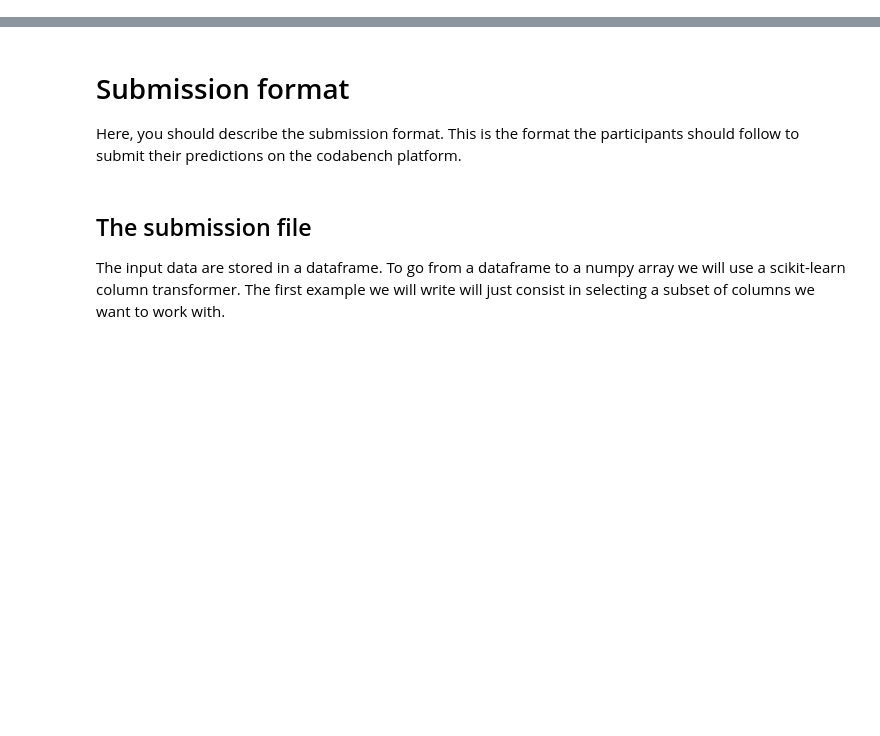
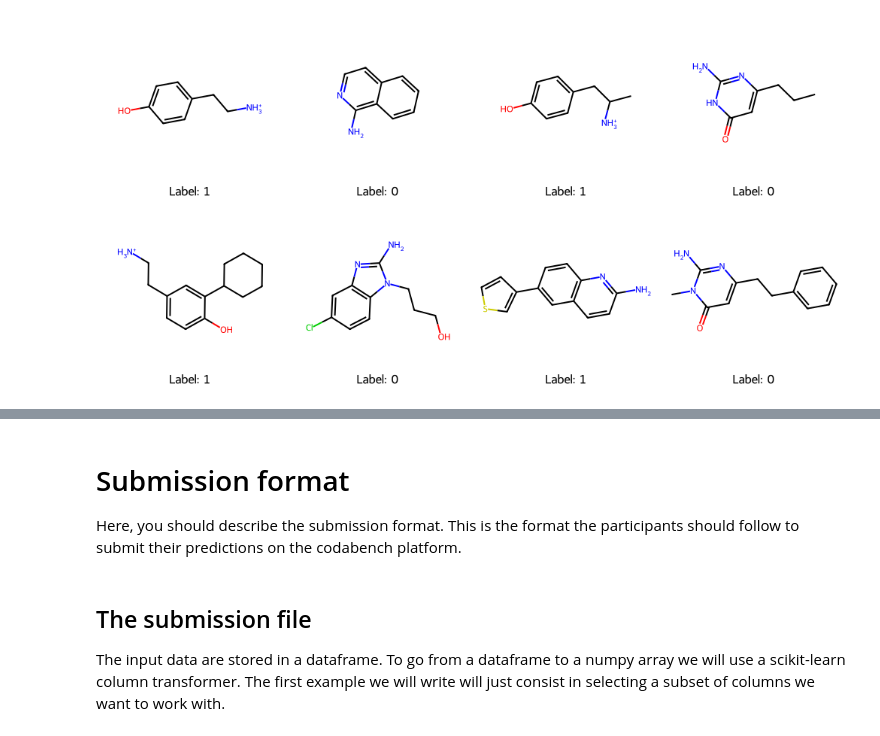
Before and after one commit to x-datascience-datacamp/template_codabench, a Jupyter notebook: template_starting_kit.ipynb, the cells around one changed output, grey strips where cells are left out. Saved outputs shown, nothing was run; the diff lists cells and outputs as text; code cells hidden in the pictures; blank space fills up the shorter version.

```diff
--- a/template_starting_kit.ipynb
+++ b/template_starting_kit.ipynb
@@ -41,0 +75,9 @@ A particularly important point in a challenge is to describe how it is evaluated
+# %%
+mols = [Chem.MolFromSmiles(smiles) for smiles in X.head(8)]
+labels = [f"Label: {l}" for l in y.head(8).values]
+
+# Plot them in a grid
+img = Draw.MolsToGridImage(mols, molsPerRow=4, subImgSize=(250, 250), legends=labels)
+img
+# %% [output]
+[figure, added]
```
Also changed, not shown: parts of 14 cells of this notebook, 6 other files.
